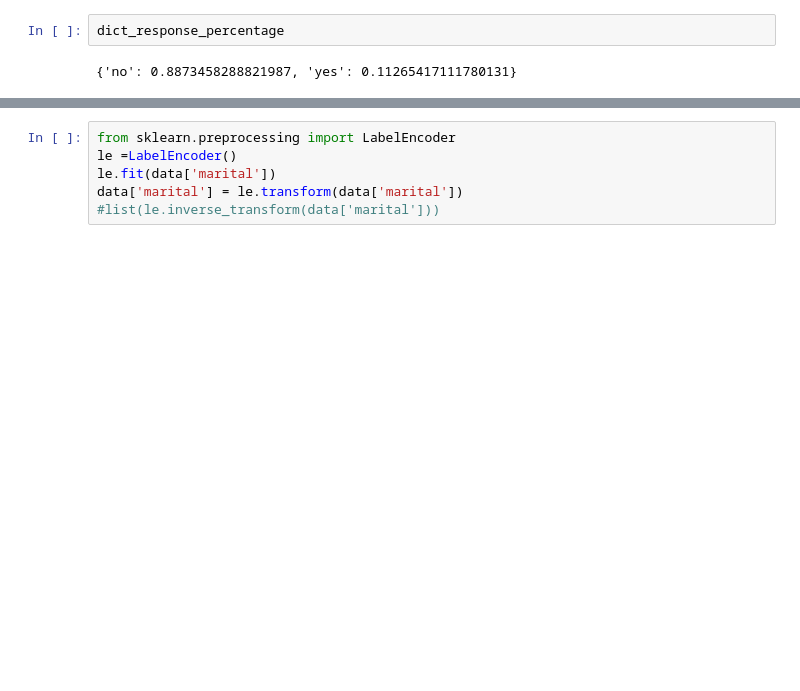
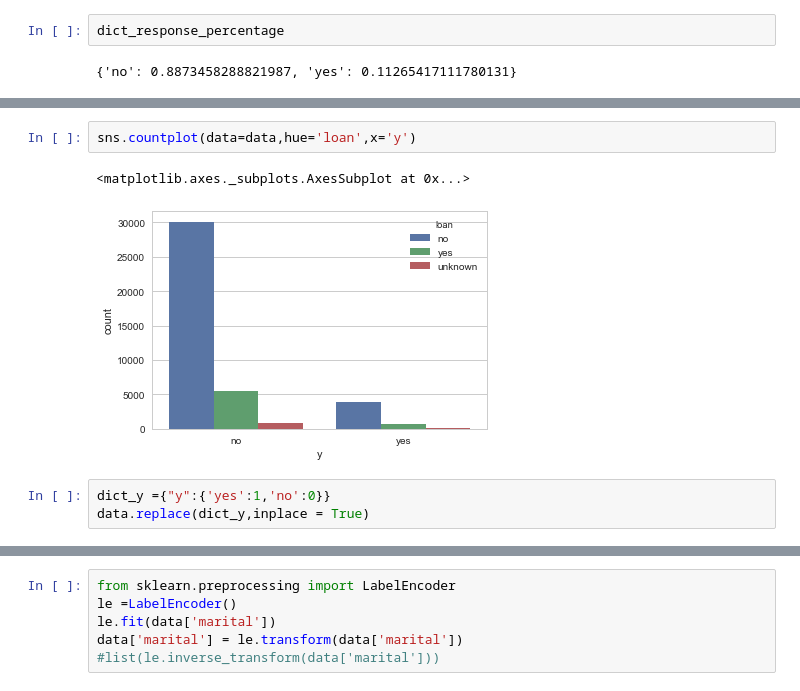
Before and after one commit to agupta98/Machine-Learning, a Jupyter notebook: bank-additional/DataAnlysis.ipynb, the cells around one changed output, grey strips where cells are left out. Cells and saved outputs as stored; diff of their text form; blank space fills up the shorter version.

```diff
--- a/bank-additional/DataAnlysis.ipynb
+++ b/bank-additional/DataAnlysis.ipynb
@@ -117,0 +123,8 @@ data.head(10)
+# %%
+sns.countplot(data=data,hue='loan',x='y')
+# %% [output]
+<matplotlib.axes._subplots.AxesSubplot at 0x...>
+[figure, added]
+# %%
+dict_y ={"y":{'yes':1,'no':0}}
+data.replace(dict_y,inplace = True)
```
Also changed, not shown: parts of 42 cells of this notebook, 10 other files.
